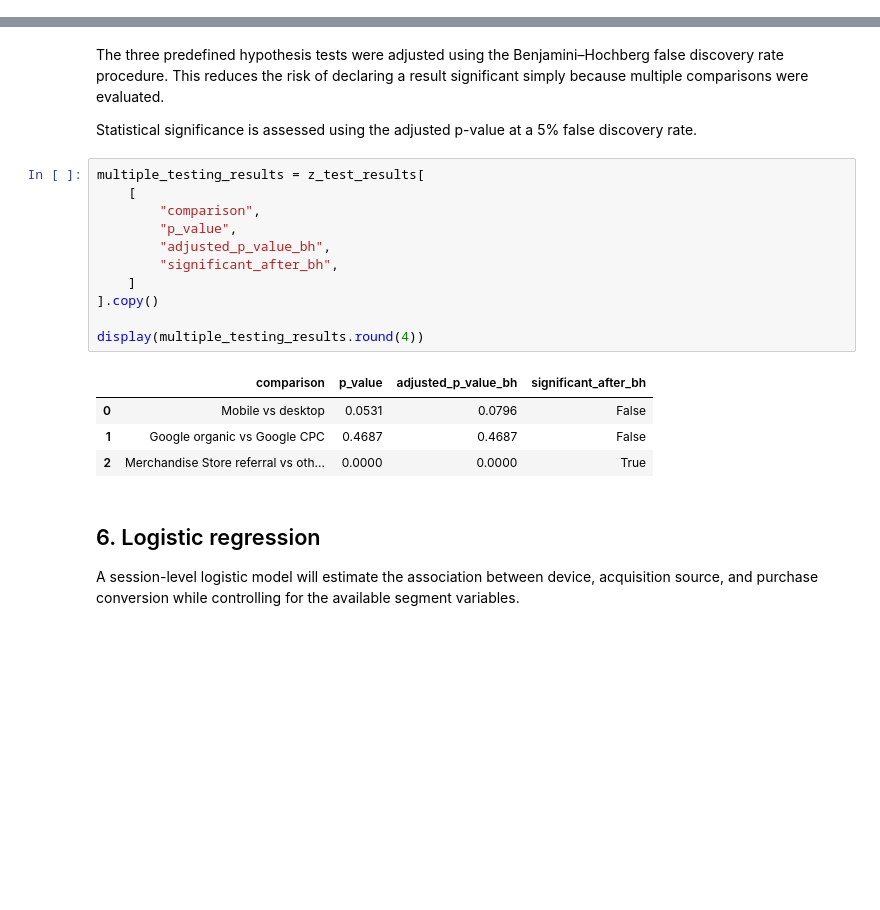
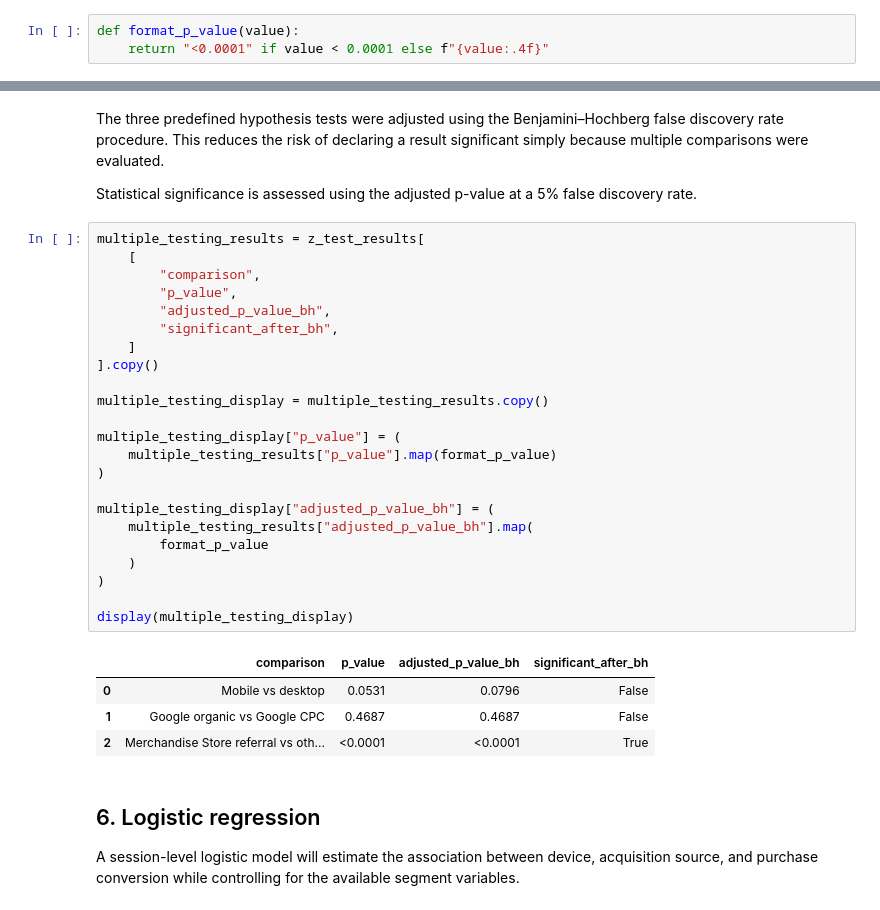
Before and after one commit to harishvaleti/google-product-analytics, a Jupyter notebook: notebooks/funnel_segment_analysis.ipynb, the cells around one changed output, grey strips where cells are left out. Drawn from its saved outputs; the diff is of its cells as text; blank space fills up the shorter version.

```diff
--- a/notebooks/funnel_segment_analysis.ipynb
+++ b/notebooks/funnel_segment_analysis.ipynb
@@ -22,6 +22,9 @@ import statsmodels.formula.api as smf
 
 pd.set_option('display.max_columns', None)
 pd.set_option('display.float_format', lambda value: f'{value:,.4f}')
+# %%
+def format_p_value(value):
+    return "<0.0001" if value < 0.0001 else f"{value:.4f}"
 # %% [markdown]
 ## 2. Load validated funnel segment data
 
@@ -304,19 +388,31 @@ Statistical significance is assessed using the adjusted p-value at a
 # %%
 multiple_testing_results = z_test_results[
     [
         "comparison",
         "p_value",
         "adjusted_p_value_bh",
         "significant_after_bh",
     ]
 ].copy()
 
-display(multiple_testing_results.round(4))
+multiple_testing_display = multiple_testing_results.copy()
+
+multiple_testing_display["p_value"] = (
+    multiple_testing_results["p_value"].map(format_p_value)
+)
+
+multiple_testing_display["adjusted_p_value_bh"] = (
+    multiple_testing_results["adjusted_p_value_bh"].map(
+        format_p_value
+    )
+)
+
+display(multiple_testing_display)
 # %% [output]
 |  | comparison | p_value | adjusted_p_value_bh | significant_after_bh |
 | 0 | Mobile vs desktop | 0.0531 | 0.0796 | False |
 | 1 | Google organic vs Google CPC | 0.4687 | 0.4687 | False |
-| 2 | Merchandise Store referral vs oth... | 0.0000 | 0.0000 | True |
+| 2 | Merchandise Store referral vs oth... | <0.0001 | <0.0001 | True |
 # %% [markdown]
 ## 6. Logistic regression
 
```
Also changed, not shown: parts of 2 cells of this notebook.
